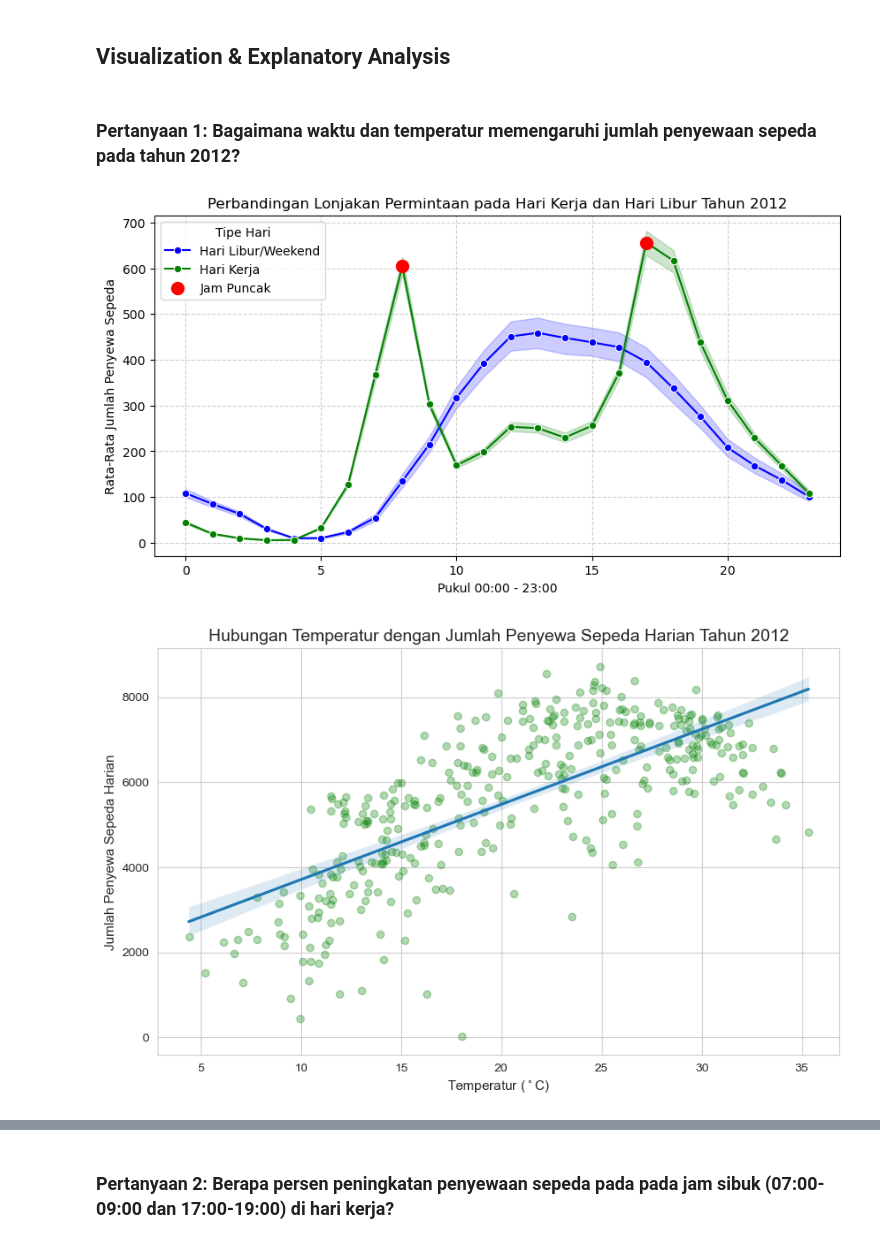
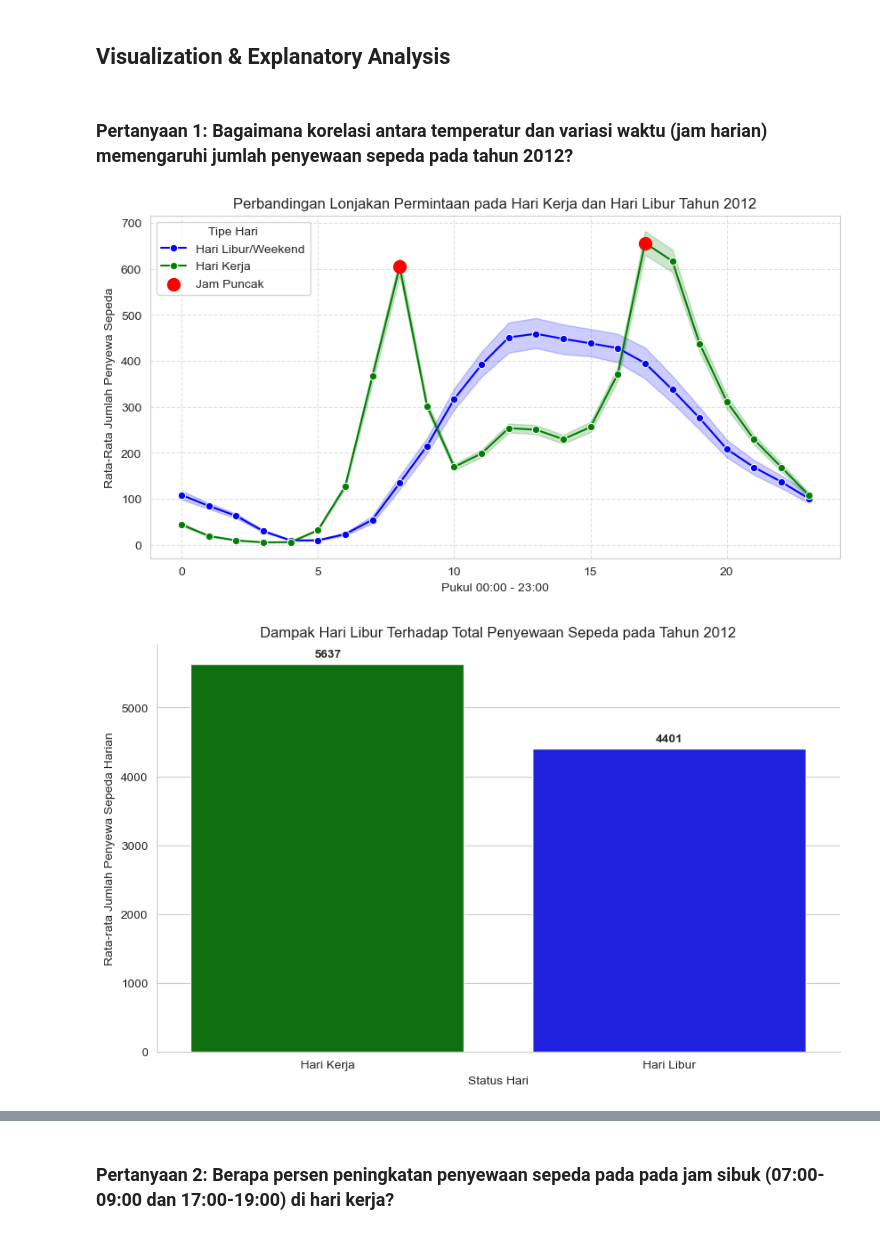
Before and after one commit to suyenimeisyalena/submission, a Jupyter notebook: Suyeni Meisyalena_Proyek Analisis Data.ipynb, the cells around one changed output, grey strips where cells are left out. Cells and saved outputs as stored; diff of their text form; code cells hidden in the pictures.

```diff
--- a/Suyeni Meisyalena_Proyek Analisis Data.ipynb
+++ b/Suyeni Meisyalena_Proyek Analisis Data.ipynb
@@ -615,51 +600,52 @@ Persentase Perbedaan: -21.92%
 # %% [markdown]
 ## Visualization & Explanatory Analysis
 # %% [markdown]
-### **Pertanyaan 1:** Bagaimana waktu dan temperatur memengaruhi jumlah penyewaan sepeda pada tahun 2012?
+### **Pertanyaan 1:** Bagaimana korelasi antara temperatur dan variasi waktu (jam harian) memengaruhi jumlah penyewaan sepeda pada tahun 2012?
 # %%
 # Grafik Perbandingan Lonjakan Permintaan pada Hari Kerja dan Hari Libur
 df_plot = main_df_hour.copy()
 df_plot['workingday'] = df_plot['workingday'].map({0: 'Hari Libur/Weekend', 1: 'Hari Kerja'})
 
 plt.figure(figsize=(10, 5))
 sns.lineplot(data=df_plot, x='hr', y='cnt', hue='workingday', marker='o', palette=['blue', 'green'])
 
 df_avg = df_plot.groupby(['hr', 'workingday'])['cnt'].mean().reset_index()
 
 puncak_pagi = df_avg[(df_avg['hr'] == 8) & (df_avg['workingday'] == 'Hari Kerja')]
 puncak_sore = df_avg[(df_avg['hr'] == 17) & (df_avg['workingday'] == 'Hari Kerja')]
 
 # Titik Jam 8
 plt.scatter(puncak_pagi['hr'], puncak_pagi['cnt'], color='red', s=100, zorder=5, label='Jam Puncak')
 # Titik Jam 17
 plt.scatter(puncak_sore['hr'], puncak_sore['cnt'], color='red', s=100, zorder=5)
 
+# Grafik Perbandingan Lonjakan Permintaan pada Hari Kerja dan Hari Libur Tahun 2012
 plt.title('Perbandingan Lonjakan Permintaan pada Hari Kerja dan Hari Libur Tahun 2012', fontsize=12)
 plt.xlabel('Pukul 00:00 - 23:00', fontsize=10)
 plt.ylabel('Rata-Rata Jumlah Penyewa Sepeda', fontsize=10)
 plt.legend(title='Tipe Hari')
 plt.grid(True, linestyle='--', alpha=0.6)
 plt.show()
 
-# Grafik Hubungan Temperatur dengan Jumlah Penyewa Sepeda Harian
-sns.set_style("whitegrid")
 plt.figure(figsize=(10, 6))
+labels = ['Hari Kerja', 'Hari Libur']
+values = [avarage_non_holiday, avarage_holiday]
 
-sns.regplot(
-    data=df_2012,
-    x='temp',
-    y='cnt',
-    scatter_kws={'alpha': 0.3, 'color': 'green'}
-)
+sns.barplot(x=labels, y=values, hue=labels, palette=['green','blue'], legend=False)
 
-plt.title('Hubungan Temperatur dengan Jumlah Penyewa Sepeda Harian Tahun 2012', fontsize=14)
-plt.xlabel(r'Temperatur ($^\circ$C)', fontsize=11)
-plt.ylabel('Jumlah Penyewa Sepeda Harian', fontsize=11)
+plt.title('Dampak Hari Libur Terhadap Total Penyewaan Sepeda pada Tahun 2012', fontsize=12)
+plt.ylabel('Rata-rata Jumlah Penyewa Sepeda Harian')
+plt.xlabel('Status Hari')
 
+# Tambahkan label angka di atas batang
+for i, v in enumerate(values):
+    plt.text(i, v + 100, f'{int(v)}', ha='center', fontweight='bold')
+
+sns.despine()
 plt.show()
 # %% [output]
-[figure, old version]
+[figure, new version]
-[figure, old version]
+[figure, new version]
 # %% [markdown]
 Berdasarkan grafik pertama, dapat kita lihat bahwa terdapat lonjakan permintaan yang cukup signifikan pada pukul 08.00 dan 17.00 pada hari kerja. Jam tersebut merupakan jam awal dan jam keluar sebagian orang bekerja. Hal tersebut menunjukkan bahwa mayoritas penyewa sepeda pada jam tersebut merupakan pekerja.
 
```
Also changed, not shown: parts of 13 cells of this notebook, 2 other files.
